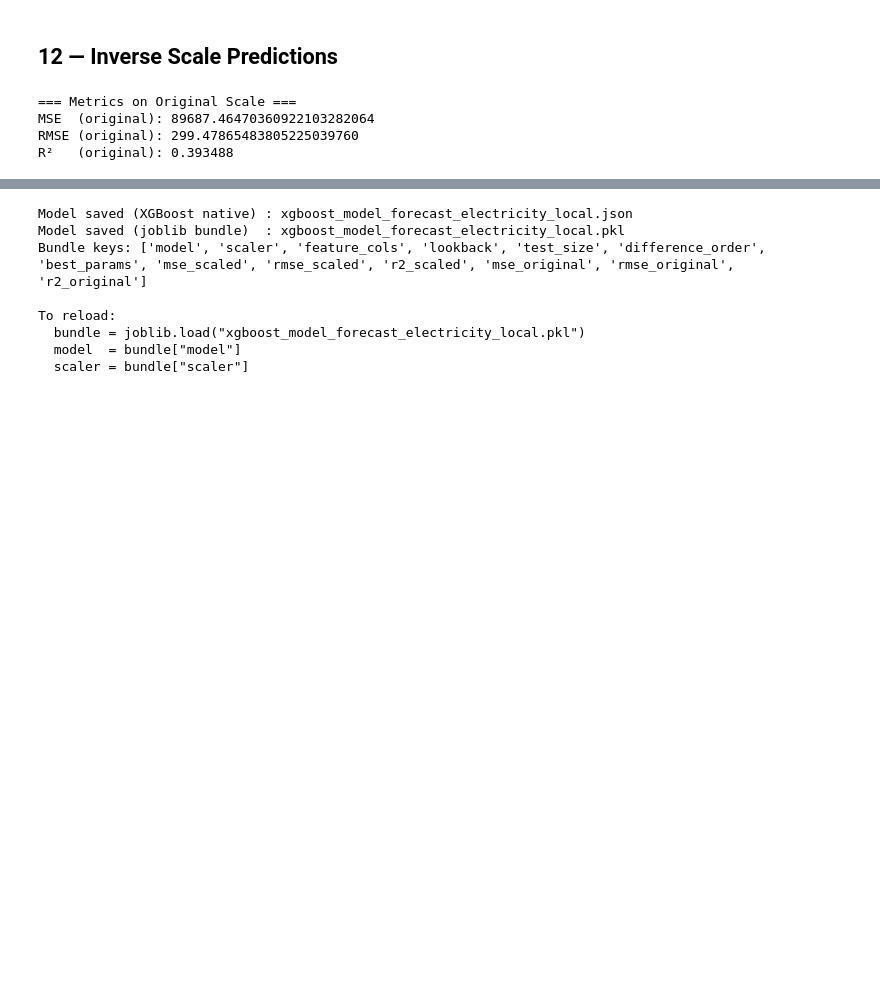
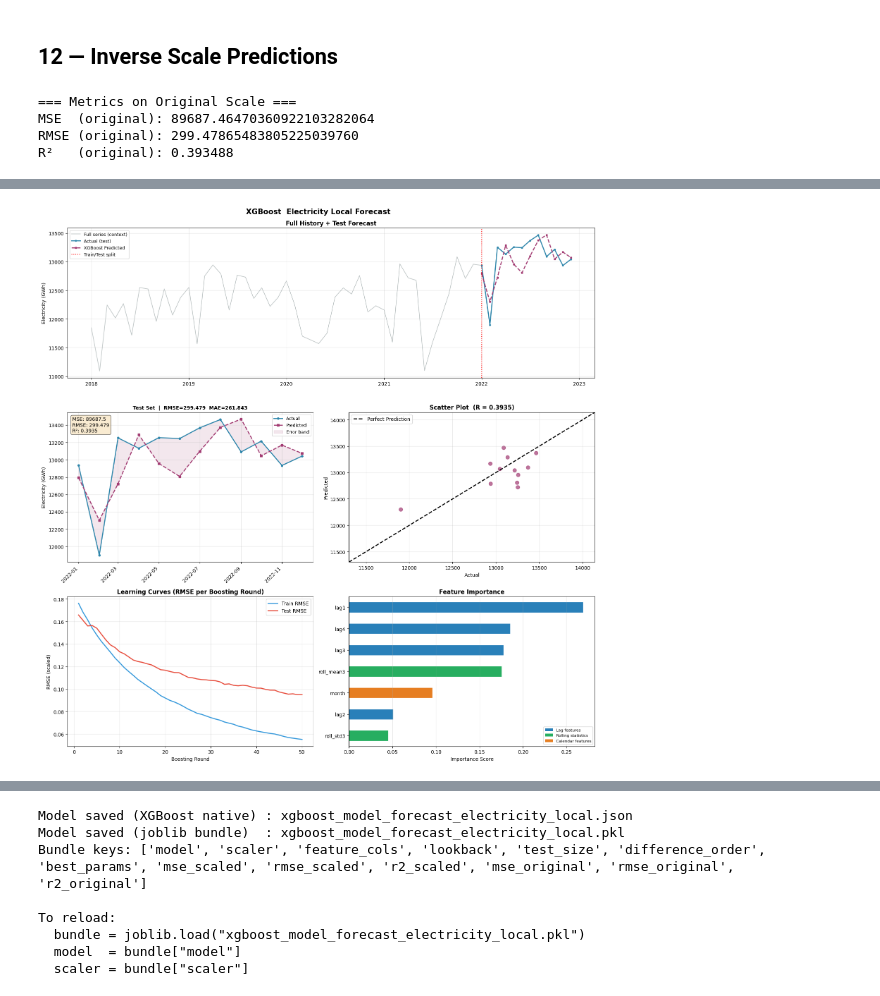
Before and after one commit to thelazycat-0728/COS40007-Design-Project, a Jupyter notebook: XGBoost/xgboost_forecast_electricity_local.ipynb, the cells around one changed output, grey strips where cells are left out. Saved outputs shown, nothing was run; the diff lists cells and outputs as text; code cells hidden in the pictures; blank space fills up the shorter version.

Commit message:
chore: updated format for xgboost so it is consistent

```diff
--- a/XGBoost/xgboost_forecast_electricity_local.ipynb
+++ b/XGBoost/xgboost_forecast_electricity_local.ipynb
@@ -375,0 +351,97 @@ Figure is displayed inline in the notebook only (no PNG file saved to disk).
+# %%
+test_dates  = processed_series.index[-TEST_SIZE:]
+train_dates = X_train_feat.index
+evals       = model.evals_result()
+tr_curve    = evals['validation_0']['rmse']
+te_curve    = evals['validation_1']['rmse']
+importances = pd.Series(model.feature_importances_, index=FEATURE_COLS).sort_values()
+imp_colors  = ['#2980b9' if 'lag' in f else
+               '#27ae60' if 'roll' in f else '#e67e22'
+               for f in importances.index]
+
+mae_original = mean_absolute_error(y_test_original, y_pred_original)
+y_axis_labels = {
+    'air_no2': 'NO2 (ppm)',
+    'electricity_local': 'Electricity (GWh)',
+    'ipi_abs_index_sa': 'IPI Abs Index SA',
+}
+title_labels = {
+    'air_no2': 'Air NO2',
+    'electricity_local': 'Electricity Local',
+    'ipi_abs_index_sa': 'IPI Absolute Index SA',
+}
+y_axis_label = y_axis_labels.get(TARGET_COL, TARGET_COL)
+title_label = title_labels.get(TARGET_COL, TARGET_COL)
+
+fig = plt.figure(figsize=(16, 16))
+fig.suptitle(f'XGBoost  {title_label} Forecast',
+             fontsize=15, fontweight='bold', y=0.99)
+
+ax0 = fig.add_subplot(3, 2, (1, 2))
+ax0.plot(df.index, df[TARGET_COL], color='#7f8c8d', lw=1.2,
+         alpha=0.5, label='Full series (context)')
+ax0.plot(test_dates, y_test_original.flatten(),
+         color='#2E86AB', lw=2, marker='o', ms=3, label='Actual (test)')
+ax0.plot(test_dates, y_pred_original.flatten(),
+         color='#A23B72', lw=2, ls='--', marker='s', ms=3, label='XGBoost Predicted')
+ax0.axvline(test_dates[0], color='red', ls=':', lw=1.5, label='Train/Test split')
+ax0.set_title('Full History + Test Forecast', fontweight='bold')
+ax0.set_ylabel(y_axis_label)
+ax0.legend(fontsize=9); ax0.grid(alpha=0.3)
+ax0.xaxis.set_major_formatter(mdates.DateFormatter('%Y'))
+
+ax1 = fig.add_subplot(3, 2, 3)
+ax1.plot(test_dates, y_test_original.flatten(),
+         color='#2E86AB', lw=2, marker='o', ms=4, label='Actual')
+ax1.plot(test_dates, y_pred_original.flatten(),
+         color='#A23B72', lw=2, ls='--', marker='s', ms=4, label='Predicted')
+ax1.fill_between(test_dates, y_test_original.flatten(), y_pred_original.flatten(),
+                 alpha=0.12, color='#A23B72', label='Error band')
+ax1.set_title(f'Test Set  |  RMSE={rmse_original:.6g}  MAE={mae_original:.6g}',
+              fontweight='bold', fontsize=10)
+ax1.set_ylabel(y_axis_label)
+ax1.legend(fontsize=9); ax1.grid(alpha=0.3)
+ax1.xaxis.set_major_formatter(mdates.DateFormatter('%Y-%m'))
+plt.setp(ax1.xaxis.get_majorticklabels(), rotation=45, ha='right')
+ax1.text(0.02, 0.97,
+         f'MSE: {mse_original:.6g}\nRMSE: {rmse_original:.6g}\nR²: {r2_original:.4f}',
+         transform=ax1.transAxes, fontsize=10, va='top',
+         bbox=dict(boxstyle='round', facecolor='wheat', alpha=0.6))
+
+ax2 = fig.add_subplot(3, 2, 4)
+ax2.scatter(y_test_original.flatten(), y_pred_original.flatten(),
+            alpha=0.7, s=55, color='#A23B72')
+lim = [min(y_test_original.min(), y_pred_original.min()) * 0.95,
+       max(y_test_original.max(), y_pred_original.max()) * 1.05]
+ax2.plot(lim, lim, 'k--', lw=2, label='Perfect Prediction')
+ax2.set_xlim(lim); ax2.set_ylim(lim)
+ax2.set_title(f'Scatter Plot  (R = {r2_original:.4f})', fontweight='bold')
+ax2.set_xlabel('Actual'); ax2.set_ylabel('Predicted')
+ax2.legend(); ax2.grid(alpha=0.3)
+
+#  Learning curves
+ax3 = fig.add_subplot(3, 2, 5)
+ax3.plot(range(1, len(tr_curve)+1), tr_curve, color='#3498db', lw=2, label='Train RMSE')
+ax3.plot(range(1, len(te_curve)+1), te_curve, color='#e74c3c', lw=2, label='Test RMSE')
+ax3.set_title('Learning Curves (RMSE per Boosting Round)', fontweight='bold')
+ax3.set_xlabel('Boosting Round'); ax3.set_ylabel('RMSE (scaled)')
+ax3.legend(); ax3.grid(alpha=0.3)
+
+ax4 = fig.add_subplot(3, 2, 6)
+importances.plot(kind='barh', ax=ax4, color=imp_colors, edgecolor='white')
+ax4.set_title('Feature Importance', fontweight='bold')
+ax4.set_xlabel('Importance Score')
+ax4.legend(handles=[
+    Patch(facecolor='#2980b9', label='Lag features'),
+    Patch(facecolor='#27ae60', label='Rolling statistics'),
+    Patch(facecolor='#e67e22', label='Calendar features'),
+], loc='lower right', fontsize=8)
+ax4.grid(axis='x', alpha=0.3)
+
+plt.tight_layout()
+plt.show()
+
+print('\n XGBoost forecast completed.')
+print('Figure is displayed inline in the notebook only (no PNG file saved to disk).')
+# %% [output]
+[figure, added]
```
Also changed, not shown: parts of 8 cells of this notebook, 10 other files.
